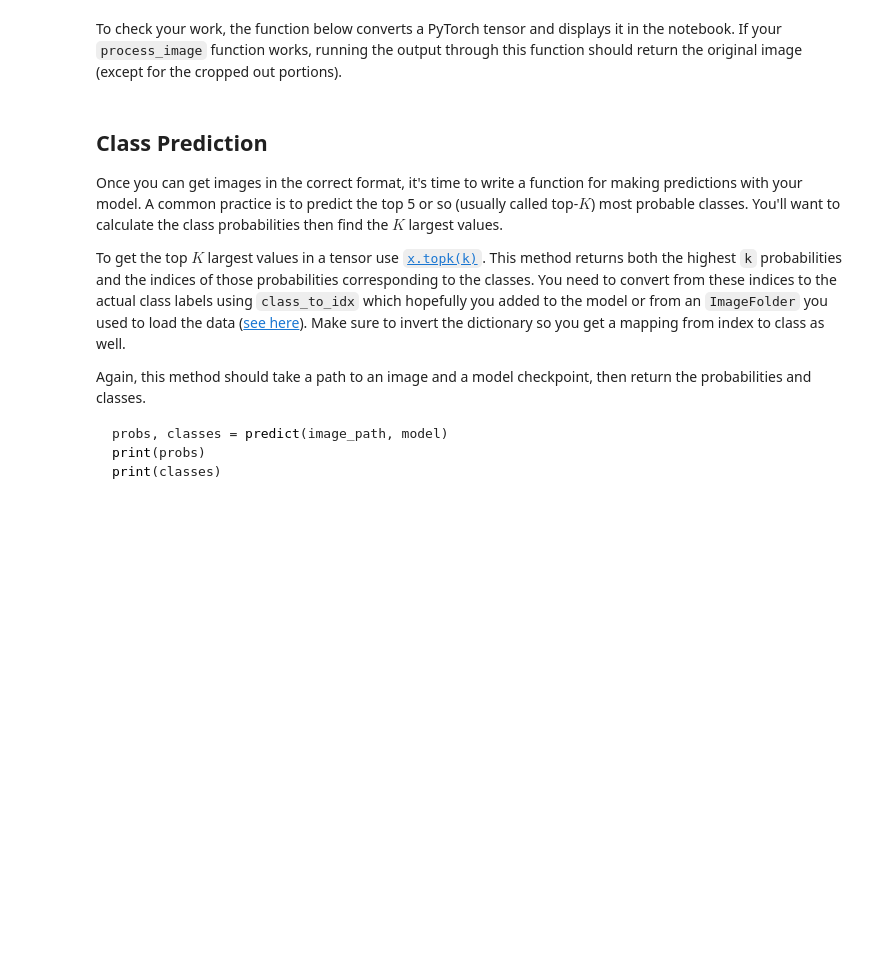
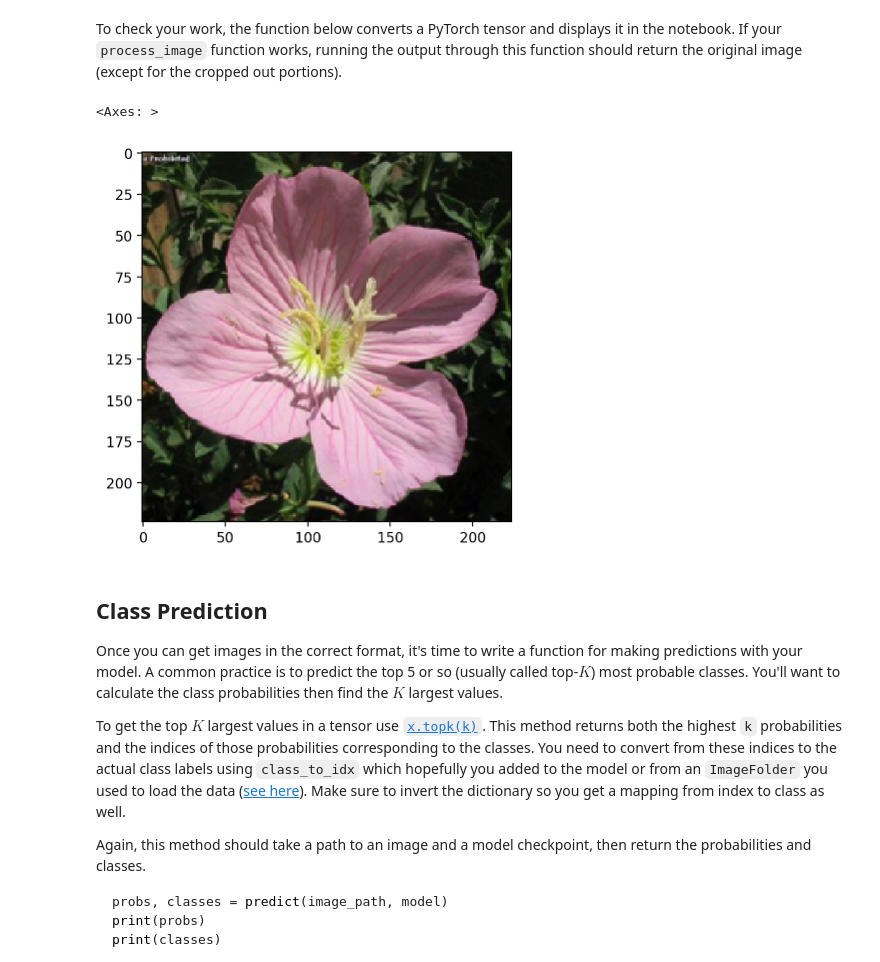
Before and after one commit to tatumroaquin/aipnd-project, a Jupyter notebook: Image Classifier Project.ipynb, the cells around one changed output. Drawn from its saved outputs; the diff is of its cells as text; code cells hidden in the pictures; blank space fills up the shorter version.

```diff
--- a/Image Classifier Project.ipynb
+++ b/Image Classifier Project.ipynb
@@ -231,3 +381,37 @@ def process_image(image):
+# %%
+def process_image(image):
+    ''' Scales, crops, and normalizes a PIL image for a PyTorch model,
+        returns a Numpy array
+    '''
+
+    # Load the image
+    img = Image.open(image)
+
+    # Resize the image, keeping the aspect ratio
+    if img.size[0] < img.size[1]:
+        img.thumbnail((256, img.size[1] * 256 // img.size[0]))
+    else:
+        img.thumbnail((img.size[0] * 256 // img.size[1], 256))
+
+    # Crop the center of the image to 224x224
+    left = (img.width - 224) / 2
+    top = (img.height - 224) / 2
+    right = left + 224
+    bottom = top + 224
+    img = img.crop((left, top, right, bottom))
+
+    # Convert the image to a numpy array
+    np_image = np.array(img) / 255.0  # Scale the pixel values to [0, 1]
+
+    # Normalize the image with the provided mean and standard deviation
+    mean = np.array([0.485, 0.456, 0.406])
+    std = np.array([0.229, 0.224, 0.225])
+    np_image = (np_image - mean) / std
+
+    # Reorder the dimensions so that the color channel is first
+    np_image = np_image.transpose((2, 0, 1))
+
+    return np_image
 # %% [markdown]
 To check your work, the function below converts a PyTorch tensor and displays it in the notebook. If your `process_image` function works, running the output through this function should return the original image (except for the cropped out portions).
 # %%
@@ -238,7 +422,7 @@ def imshow(image, ax=None, title=None):
 
     # PyTorch tensors assume the color channel is the first dimension
     # but matplotlib assumes is the third dimension
-    image = image.numpy().transpose((1, 2, 0))
+    image = image.transpose((1, 2, 0))
 
     # Undo preprocessing
     mean = np.array([0.485, 0.456, 0.406])
@@ -251,6 +435,14 @@ def imshow(image, ax=None, title=None):
     ax.imshow(image)
 
     return ax
+# %%
+image = 'flowers/train/1/image_06773.jpg'
+output = process_image(image)
+
+imshow(output)
+# %% [output]
+<Axes: >
+[figure, added]
 # %% [markdown]
 ## Class Prediction
 
```
Also changed, not shown: parts of 16 cells of this notebook.
